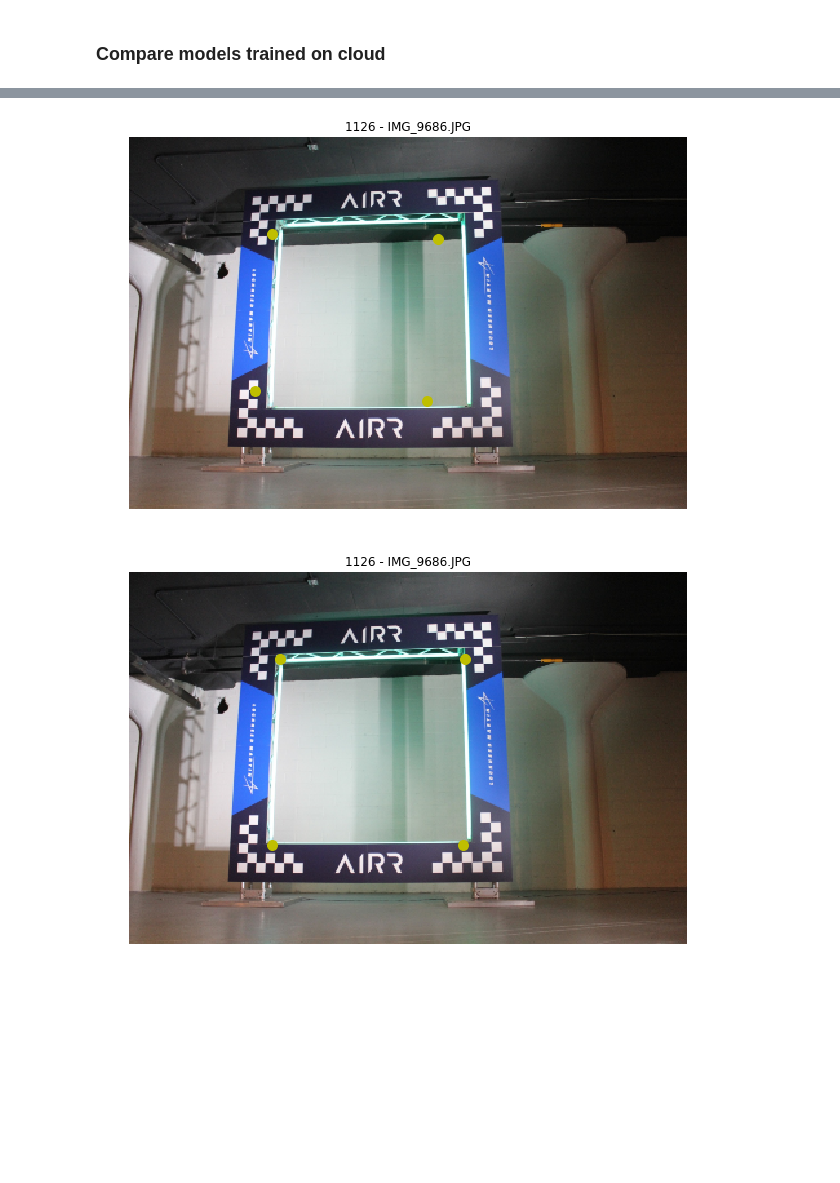
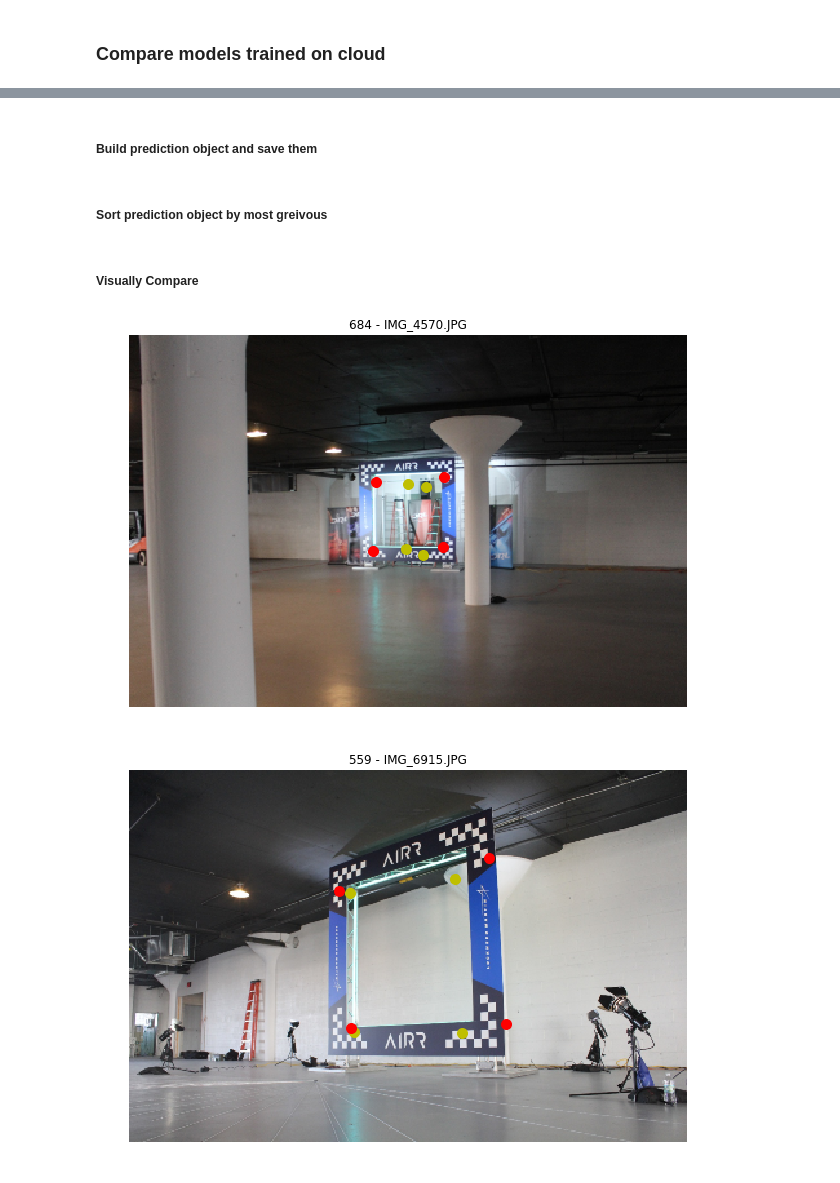
Before and after one commit to sutt/fastai-tmp, a Jupyter notebook: ap-5-model-err.ipynb, the cells around one changed output, grey strips where cells are left out. Saved outputs shown, nothing was run; the diff lists cells and outputs as text; code cells hidden in the pictures; blank space fills up the shorter version.

```diff
--- a/ap-5-model-err.ipynb
+++ b/ap-5-model-err.ipynb
@@ -18,9 +136,11 @@ learn_both = cnn_learner(data_size288_bs8, models.resnet34)
 _ = learn_both.load('ap4-big-1')
 # %%
 #resnet50 - 0.0033 valid-err model
-data_size288_bs32 = build_data(size=(288, 432), batch_size=32)
+data_size288_bs32 = build_data(size=(288, 432), batch_size=16)
 learn_50 = cnn_learner(data_size288_bs32, models.resnet50)
 _ = learn_50.load('ap4-resnet50-1')
 # %%
 datasets = [data_size288_bs8, data_size288_bs32]
 learners = [learn_both, learn_50]
+# %% [markdown]
+##### Build prediction object and save them
@@ -27,14 +155,18 @@ learners = [learn_both, learn_50]
+# %% [markdown]
+##### Sort prediction object by most greivous
+# %% [markdown]
+##### Visually Compare
 # %%
-np.random.seed(42)
+np.random.seed(0)
 
 for _ in range(3):
     pred_compare(datasets=datasets,
                  learners=learners,
                  size=(288, 432),
                  i=None,
                  b_print=True,
-                 b_one_image=False
+                 b_one_image=True
                 )
 # %% [output]
-[figure, old version]
+[figure, new version]
-[figure, old version]
+[figure, new version]
```
Also changed, not shown: parts of 16 cells of this notebook.
